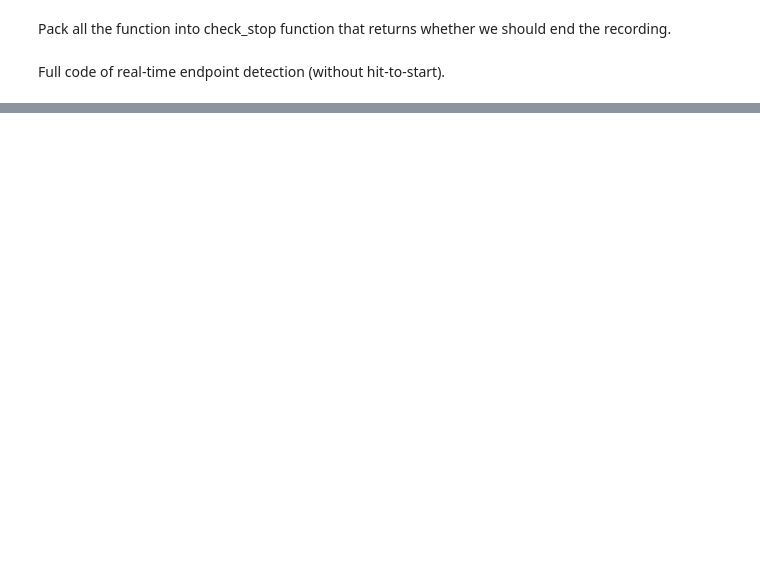
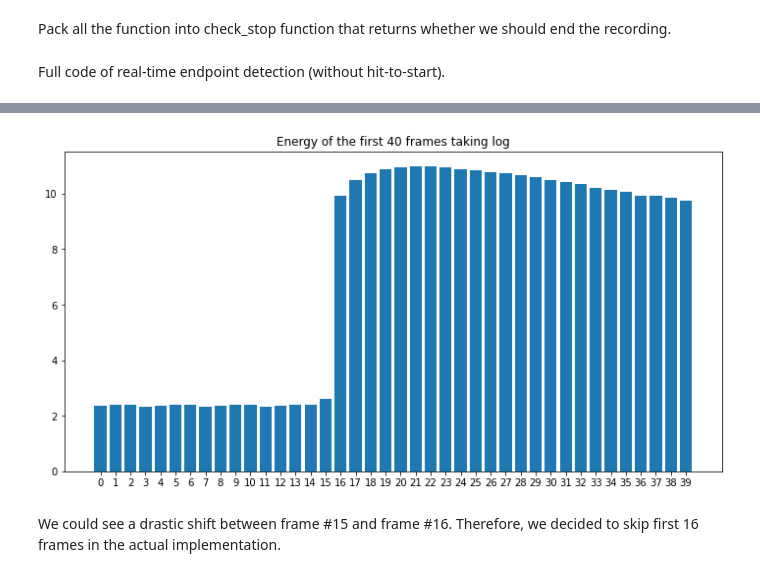
Before and after one commit to XiangrongDanielZhu/CS304_GroupProj1, a Jupyter notebook: Report.ipynb, the cells around one changed output, grey strips where cells are left out. Drawn from its saved outputs; the diff is of its cells as text; code cells hidden in the pictures; blank space fills up the shorter version.

```diff
--- a/Report.ipynb
+++ b/Report.ipynb
@@ -405,0 +414,33 @@ file.close()
+# %%
+def compute_energy(filename):
+    wavdata,wavtime = wavread(filename)
+    raw = wavdata[0].tolist()
+    energy = []
+    energy_log = []
+    rep = len(raw)
+    for pointer_raw in range(0,rep,1024):
+        energy_frame = 0
+        #print(mean)
+        for i in range(1024):
+            energy_frame += (raw[i + pointer_raw]) ** 2
+            #energy_frame += (mean) ** 2
+            #print(energy_frame)
+        if energy_frame!=0:
+            energy_log.append(math.log10(energy_frame))
+            energy.append(energy_frame)
+        else:
+            energy.append(0.0)
+            energy_log.append(0.0)
+
+    return energy, energy_log
+# %%
+_, energy_log = compute_energy("40frames.wav")
+x = [str(i) for i in range(len(energy_log))]
+plt.figure(figsize=(12,6))
+plt.bar(x, energy_log, linewidth = 2)
+plt.title("Energy of the first 40 frames taking log")
+plt.show()
+# %% [output]
+[figure, added]
+# %% [markdown]
+We could see a drastic shift between frame #15 and frame #16. Therefore, we decided to skip first 16 frames in the actual implementation.
```
Also changed, not shown: parts of 12 cells of this notebook.
